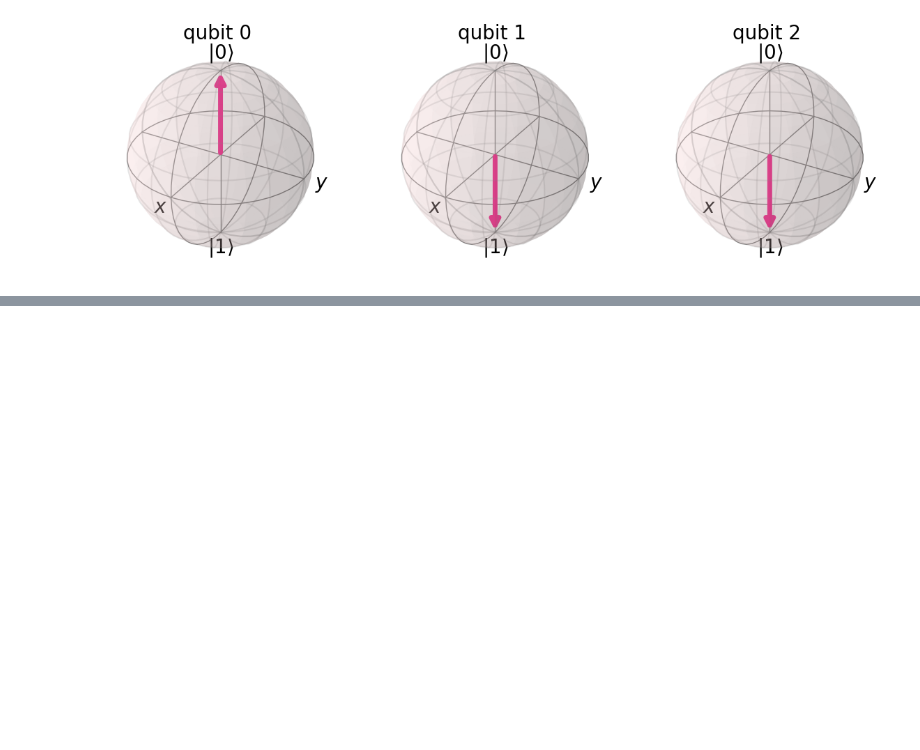
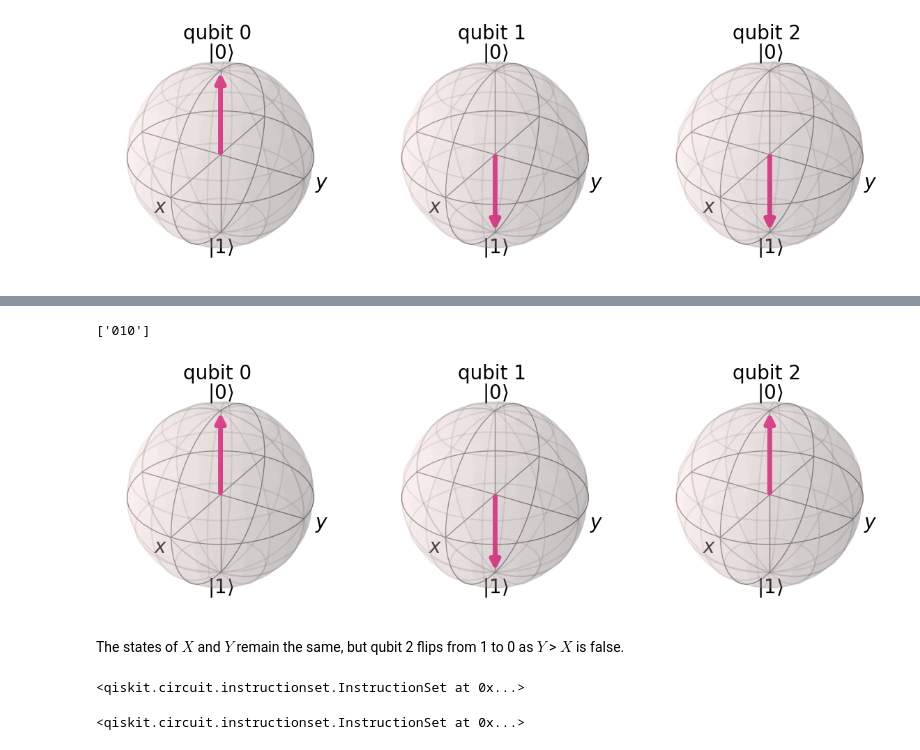
Before and after one commit to anderseline/QuantumComputingBadge, a Jupyter notebook: quantum_circuits/quantum_bit_string_comp.ipynb, the cells around one changed output, grey strips where cells are left out. Cells and saved outputs as stored; diff of their text form; code cells hidden in the pictures; blank space fills up the shorter version.

```diff
--- a/quantum_circuits/quantum_bit_string_comp.ipynb
+++ b/quantum_circuits/quantum_bit_string_comp.ipynb
@@ -18,0 +38,17 @@ getBloch(circ, backend)
+# %%
+print(getMeasure(circ=circ, n=1, backend=backend))
+getBloch(circ,backend)
+# %% [output]
+['010']
+[figure, added]
+# %% [markdown]
+The states of $X$ and $Y$ remain the same, but qubit 2 flips from 1 to 0 as $Y$ > $X$ is false.
+# %%
+circ = QuantumCircuit(qr)
+circ.csx(1,2)
+circ.cx(0,1)
+circ.crx(-pi/2, 0, 2) #qiskit does not have an inverse V gate, use this instead (same effect)
+circ.csx(1, 2)
+circ.cx(0,1)
+# %% [output]
+<qiskit.circuit.instructionset.InstructionSet at 0x...>
@@ -18,0 +57,5 @@ getBloch(circ, backend)
+# %%
+circ2 = QuantumCircuit(7)
+circ2.append(qbsc, [0,1,2]) # adds the QBSC circuit defined above across qubits 0, 1, and 2. Can define any 3 qubits within n
+# %% [output]
+<qiskit.circuit.instructionset.InstructionSet at 0x...>
```
Also changed, not shown: parts of 11 cells of this notebook, 1 other file.
